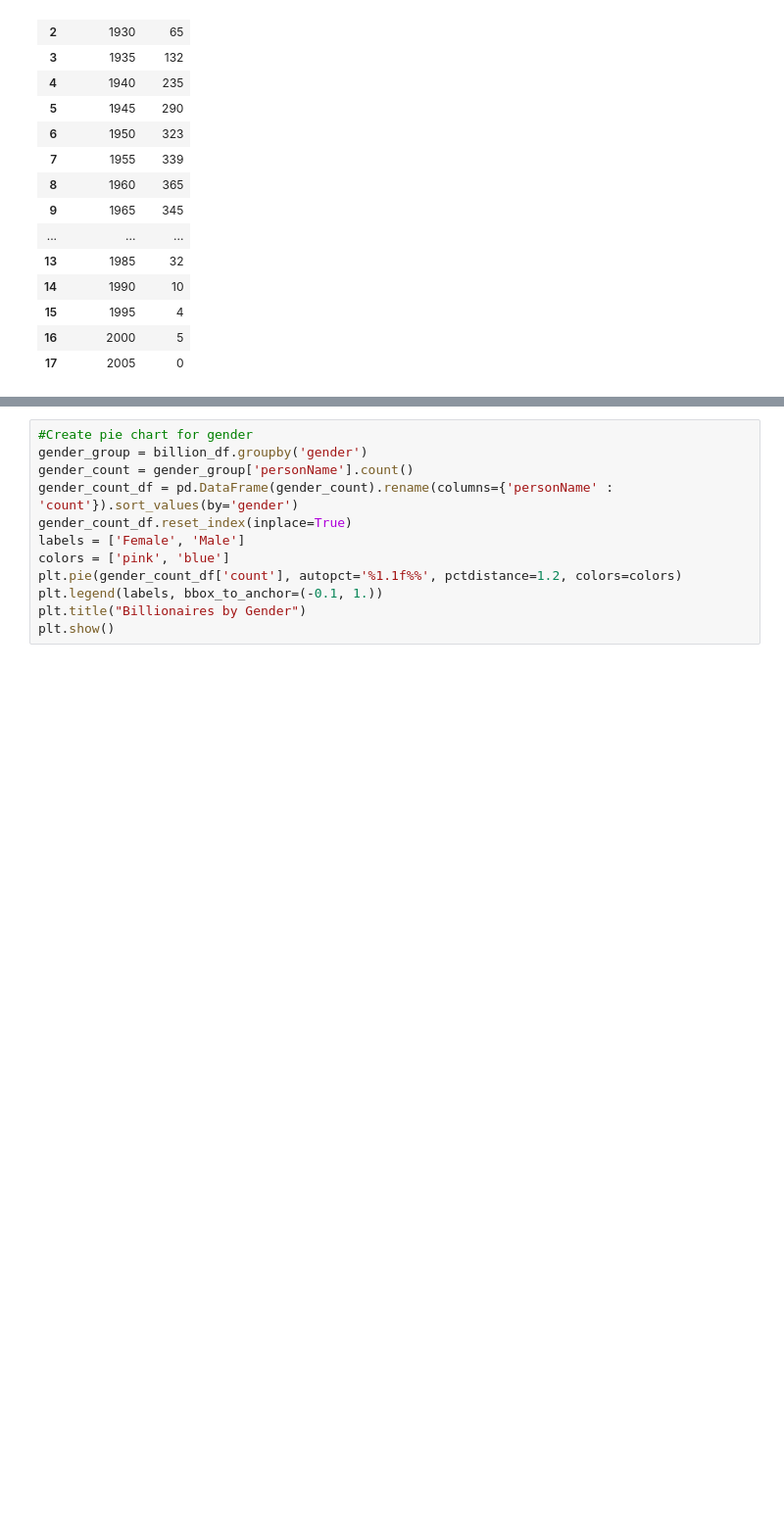
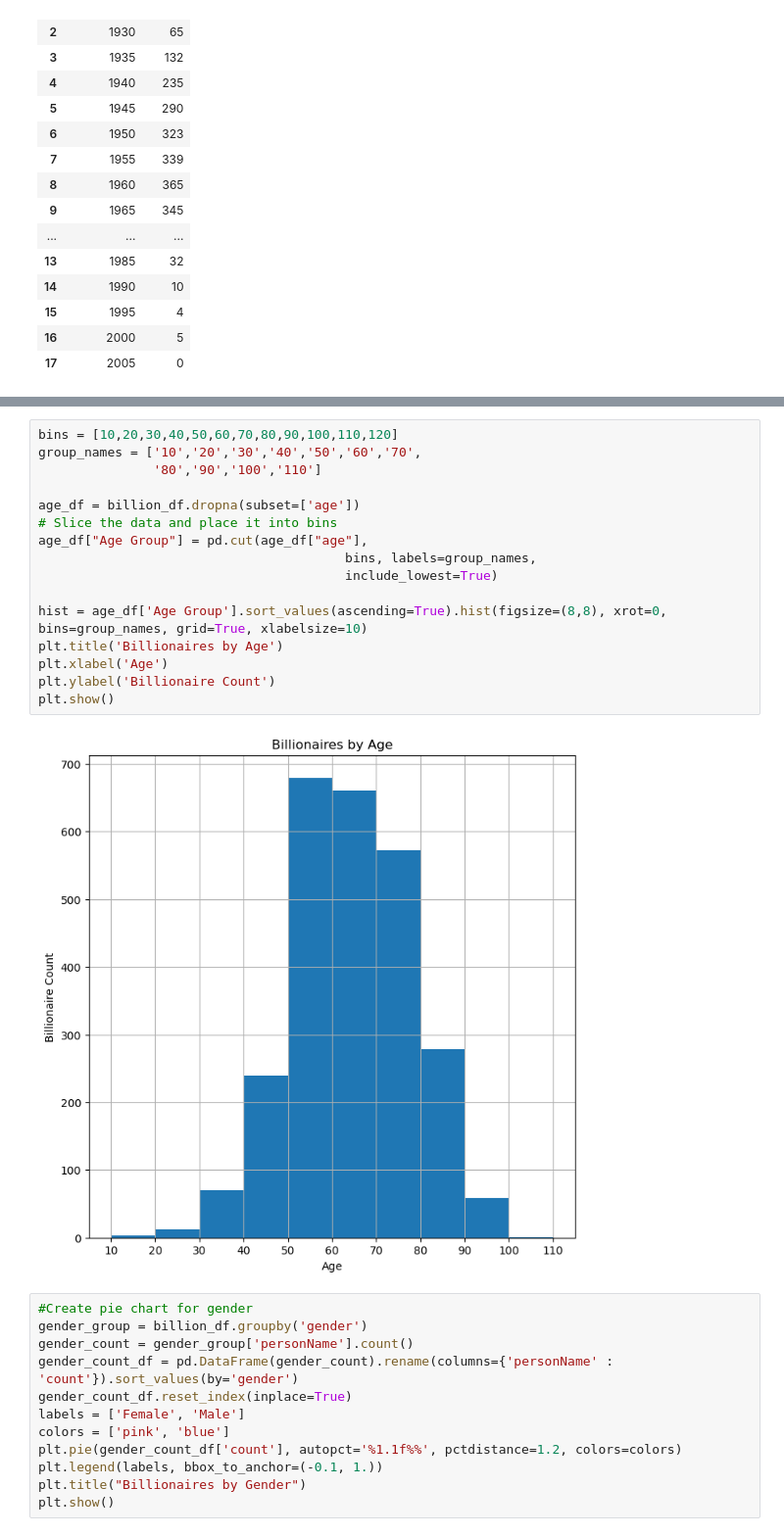
Before and after one commit to matvio16/billionaires, a Jupyter notebook: billionaires.ipynb, the cells around one changed output, grey strips where cells are left out. Shown at 98% size. Drawn from its saved outputs; the diff is of its cells as text; blank space fills up the shorter version.

```diff
--- a/billionaires.ipynb
+++ b/billionaires.ipynb
@@ -110,3 +110,21 @@ plt.show()
+# %%
+bins = [10,20,30,40,50,60,70,80,90,100,110,120]
+group_names = ['10','20','30','40','50','60','70',
+               '80','90','100','110']
+
+age_df = billion_df.dropna(subset=['age'])
+# Slice the data and place it into bins
+age_df["Age Group"] = pd.cut(age_df["age"],
+                                        bins, labels=group_names,
+                                        include_lowest=True)
+
+hist = age_df['Age Group'].sort_values(ascending=True).hist(figsize=(8,8), xrot=0, bins=group_names, grid=True, xlabelsize=10)
+plt.title('Billionaires by Age')
+plt.xlabel('Age')
+plt.ylabel('Billionaire Count')
+plt.show()
+# %% [output]
+[figure, added]
 # %%
 #Create pie chart for gender
 gender_group = billion_df.groupby('gender')
```
Also changed, not shown: parts of 4 cells of this notebook, 3 other files.
